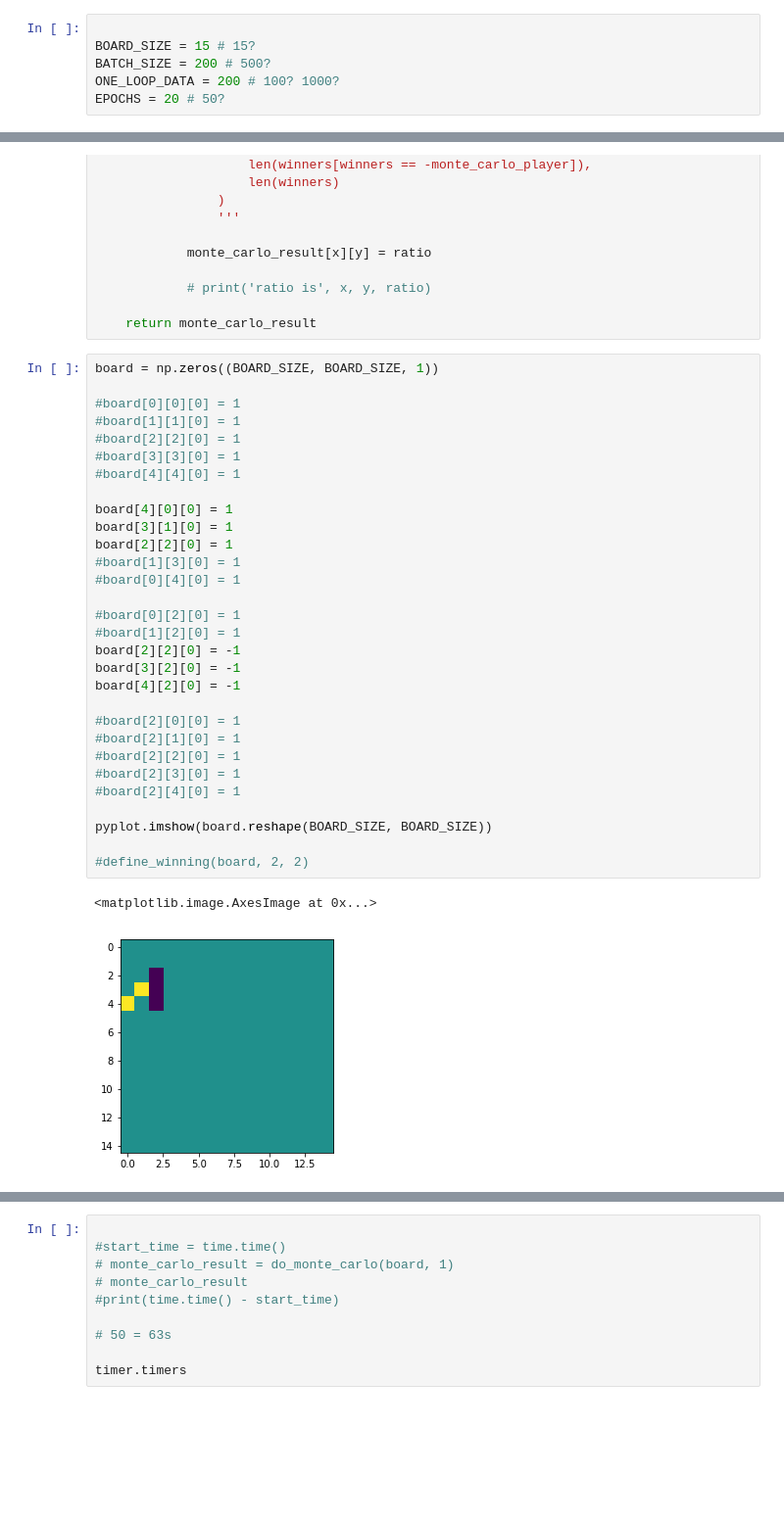
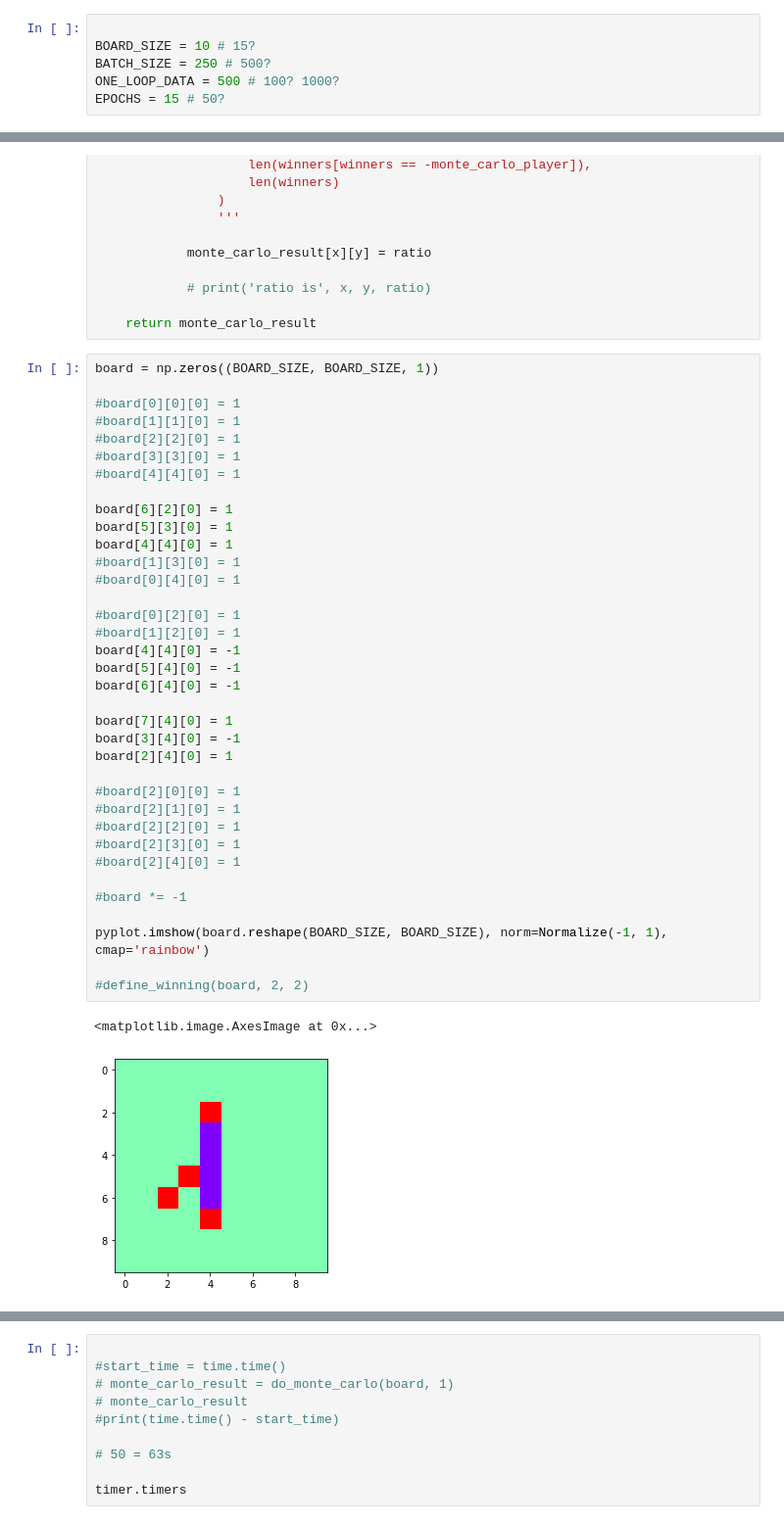
Before and after one commit to superosku/five-in-a-row-gomoku-bot, a Jupyter notebook: Untitled-Copy2.ipynb, the cells around one changed output, grey strips where cells are left out. Shown at 98% size. Saved outputs shown, nothing was run; the diff lists cells and outputs as text; blank space fills up the shorter version.

```diff
--- a/Untitled-Copy2.ipynb
+++ b/Untitled-Copy2.ipynb
@@ -19,10 +19,10 @@ import keras
 from multiprocessing import Pool
 # %%
 
-BOARD_SIZE = 15 # 15?
-BATCH_SIZE = 200 # 500?
-ONE_LOOP_DATA = 200 # 100? 1000?
-EPOCHS = 20 # 50?
+BOARD_SIZE = 10 # 15?
+BATCH_SIZE = 250 # 500?
+ONE_LOOP_DATA = 500 # 100? 1000?
+EPOCHS = 15 # 50?
 # %%
 
 #model.add(Conv2D(256, kernel_size=3, activation='relu', input_shape=(BOARD_SIZE, BOARD_SIZE, 1), padding='same'))
@@ -355,35 +354,41 @@ def do_monte_carlo(board, monte_carlo_player):
 # %%
 board = np.zeros((BOARD_SIZE, BOARD_SIZE, 1))
 
 #board[0][0][0] = 1
 #board[1][1][0] = 1
 #board[2][2][0] = 1
 #board[3][3][0] = 1
 #board[4][4][0] = 1
 
-board[4][0][0] = 1
-board[3][1][0] = 1
-board[2][2][0] = 1
+board[6][2][0] = 1
+board[5][3][0] = 1
+board[4][4][0] = 1
 #board[1][3][0] = 1
 #board[0][4][0] = 1
 
 #board[0][2][0] = 1
 #board[1][2][0] = 1
-board[2][2][0] = -1
-board[3][2][0] = -1
-board[4][2][0] = -1
+board[4][4][0] = -1
+board[5][4][0] = -1
+board[6][4][0] = -1
+
+board[7][4][0] = 1
+board[3][4][0] = -1
+board[2][4][0] = 1
 
 #board[2][0][0] = 1
 #board[2][1][0] = 1
 #board[2][2][0] = 1
 #board[2][3][0] = 1
 #board[2][4][0] = 1
 
-pyplot.imshow(board.reshape(BOARD_SIZE, BOARD_SIZE))
+#board *= -1
+
+pyplot.imshow(board.reshape(BOARD_SIZE, BOARD_SIZE), norm=Normalize(-1, 1), cmap='rainbow')
 
 #define_winning(board, 2, 2)
 # %% [output]
 <matplotlib.image.AxesImage at 0x...>
-[figure, old version]
+[figure, new version]
 # %%
 prediction = model.predict(np.array([board]))[0,:,:,0]
```
Also changed, not shown: parts of 16 cells of this notebook, 3 other files.
